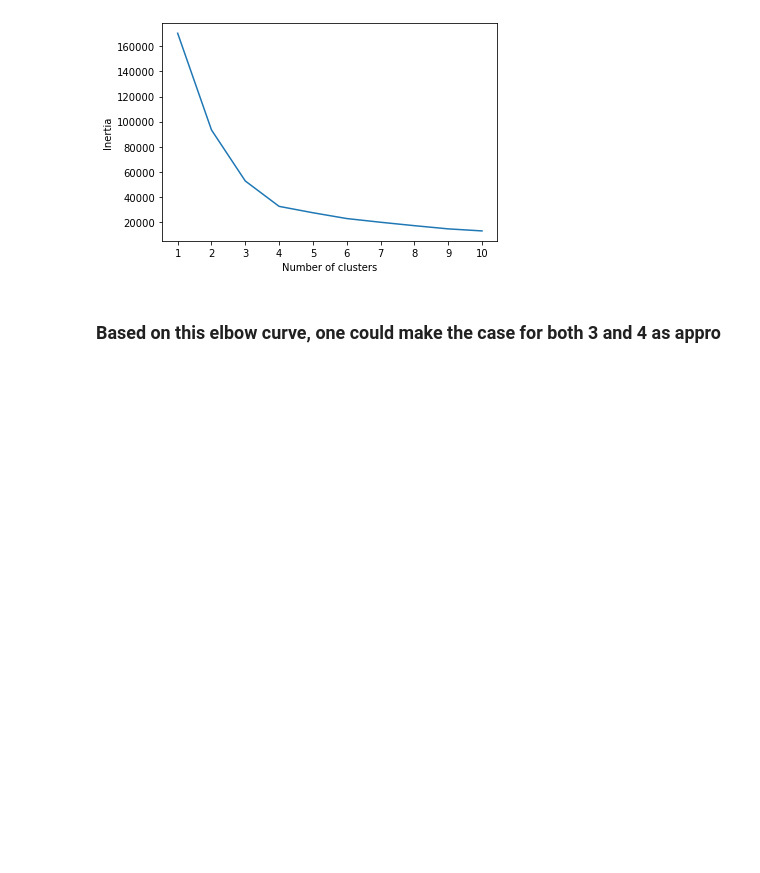
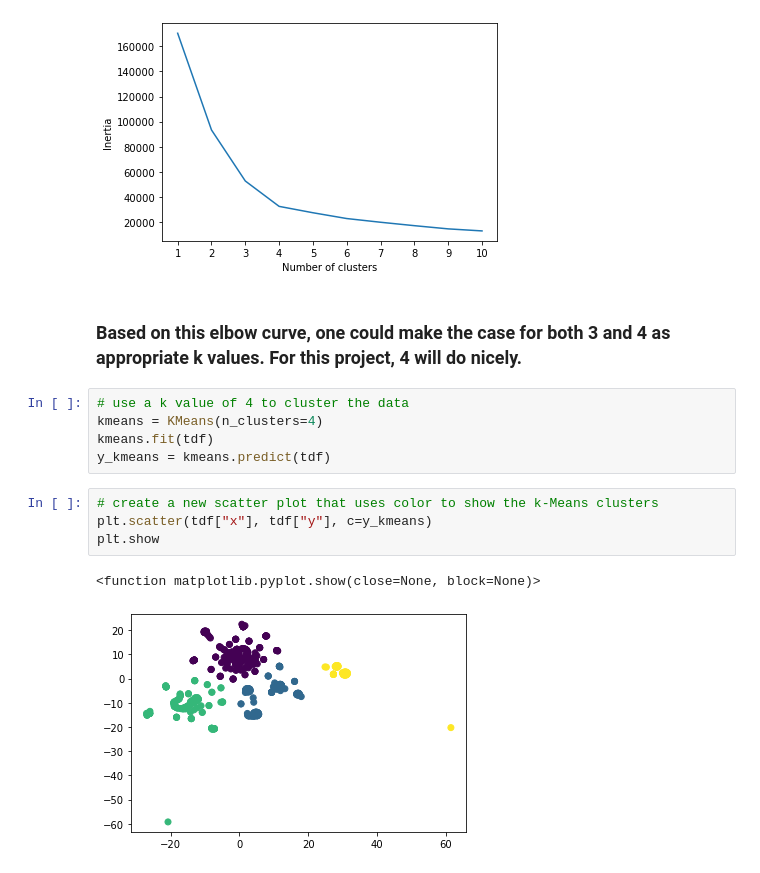
Before and after one commit to twolightsabovethesea/cryptocurrency-clusters, a Jupyter notebook: crypto_clusters.ipynb, the cells around one changed output. Cells and saved outputs as stored; diff of their text form; blank space fills up the shorter version.

Commit message:
clustered data with k value of 4 and plotted results with color

```diff
--- a/crypto_clusters.ipynb
+++ b/crypto_clusters.ipynb
@@ -321,4 +321,16 @@ plt.show()
 # %% [output]
 [figure]
 # %% [markdown]
-### Based on this elbow curve, one could make the case for both 3 and 4 as appro
+### Based on this elbow curve, one could make the case for both 3 and 4 as appropriate k values. For this project, 4 will do nicely.
+# %%
+# use a k value of 4 to cluster the data
+kmeans = KMeans(n_clusters=4)
+kmeans.fit(tdf)
+y_kmeans = kmeans.predict(tdf)
+# %%
+# create a new scatter plot that uses color to show the k-Means clusters
+plt.scatter(tdf["x"], tdf["y"], c=y_kmeans)
+plt.show
+# %% [output]
+<function matplotlib.pyplot.show(close=None, block=None)>
+[figure, added]
```
